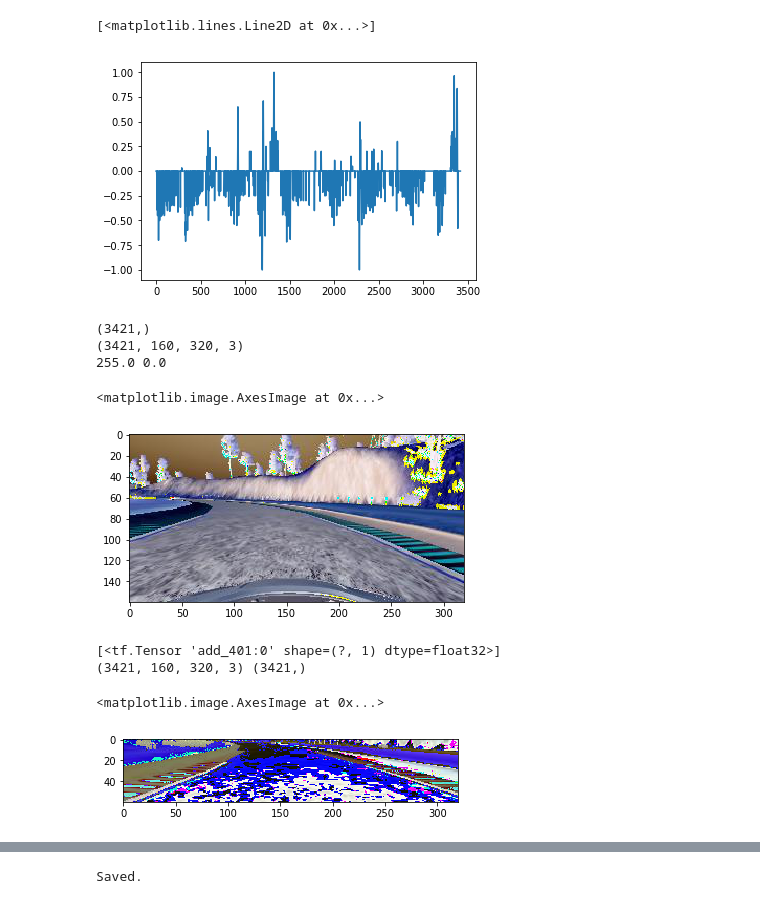
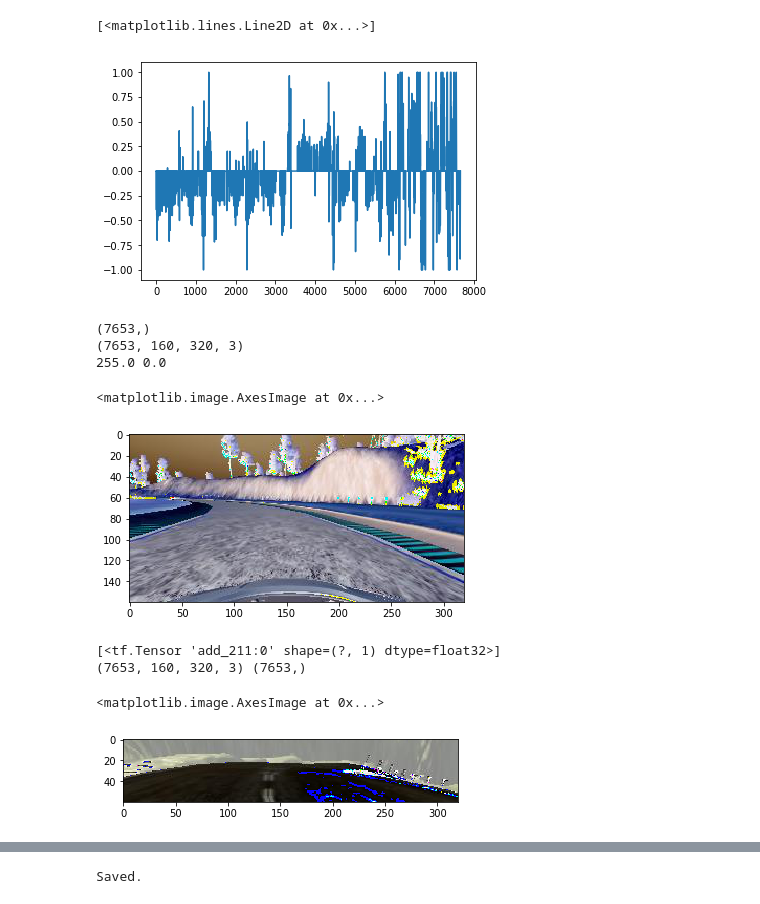
Before and after one commit to tempflip/CarND-Behavioral-Cloning-P3, a Jupyter notebook: generate_model.py.ipynb, the cells around one changed output, grey strips where cells are left out. Cells and saved outputs as stored; diff of their text form; code cells hidden in the pictures.

```diff
--- a/generate_model.py.ipynb
+++ b/generate_model.py.ipynb
@@ -5,10 +5,12 @@ import pandas as pd
 import matplotlib.pyplot as plt
 %matplotlib inline
 
-LOG_FILE  = '/Users/tempflip/Desktop/rec/driving_log.csv'
+LOG_DIR = '/Users/tempflip/Desktop/rec/'
+SERVER_LOG_DIR = '/home/carnd/rec/'
+LOG_FILE  = 'driving_log.csv'
 log = []
 
-with open(LOG_FILE, 'r') as f:
+with open(SERVER_LOG_DIR + '/' + LOG_FILE, 'r') as f:
     reader = csv.reader(f)
     log = pd.DataFrame([row for row in reader], columns=['CENTER',
                                                          'LEFT',
@@ -23,12 +25,12 @@ with open(LOG_FILE, 'r') as f:
 plt.plot(log['STEERING'])
 # %% [output]
 [<matplotlib.lines.Line2D at 0x...>]
-[figure, old version]
+[figure, new version]
 # %%
 from scipy import misc
 im_list = []
 for im_file in log['CENTER']:
-    im = misc.imread(im_file)
+    im = misc.imread(im_file.replace(LOG_DIR, SERVER_LOG_DIR))
     im_list.append(im)
 im_list = np.array(im_list, dtype=np.float32)
 
@@ -40,8 +42,8 @@ print (im_list.shape)
 print (np.max(im_list), np.min(im_list))
 plt.imshow(im_list[11])
 # %% [output]
-(3421,)
-(3421, 160, 320, 3)
+(7653,)
+(7653, 160, 320, 3)
 255.0 0.0
 <matplotlib.image.AxesImage at 0x...>
 [figure]
@@ -52,39 +54,39 @@ from keras.layers.convolutional import Convolution2D
 from keras.layers.pooling import MaxPooling2D
 
 def crop(d):
     return d[:,60:120,:,:]
 
 def normalize(d):
     return d / 255 - 0.5
 
 model = Sequential()
 
 model.add(Lambda(normalize, input_shape=(160, 320, 3)))
 model.add(Lambda(crop))
 
 model.add(Convolution2D(9,3,3, border_mode="same"))
 model.add(MaxPooling2D((2,2)))
-model.add(Dropout(0.5))
+model.add(Dropout(0.1))
 
-model.add(Convolution2D(27,3,3, border_mode="same"))
+model.add(Convolution2D(18,3,3, border_mode="same"))
 model.add(MaxPooling2D((2,2)))
-model.add(Dropout(0.5))
+model.add(Dropout(0.1))
 
 model.add(Flatten())
 
 model.add(Dense(10))
 model.add(Dense(1))
 
 #print(model.inputs)
 print(model.outputs)
 
 print(im_list.shape, steering_targets.shape)
 
-plt.imshow(crop(normalize((im_list[100:101])))[0])
+plt.imshow(crop(normalize((im_list[7000:7001])))[0])
 # %% [output]
-[<tf.Tensor 'add_401:0' shape=(?, 1) dtype=float32>]
-(3421, 160, 320, 3) (3421,)
+[<tf.Tensor 'add_211:0' shape=(?, 1) dtype=float32>]
+(7653, 160, 320, 3) (7653,)
 <matplotlib.image.AxesImage at 0x...>
-[figure, old version]
+[figure, new version]
 # %%
 from sklearn.utils import shuffle
```
Also changed, not shown: parts of 4 cells of this notebook.
